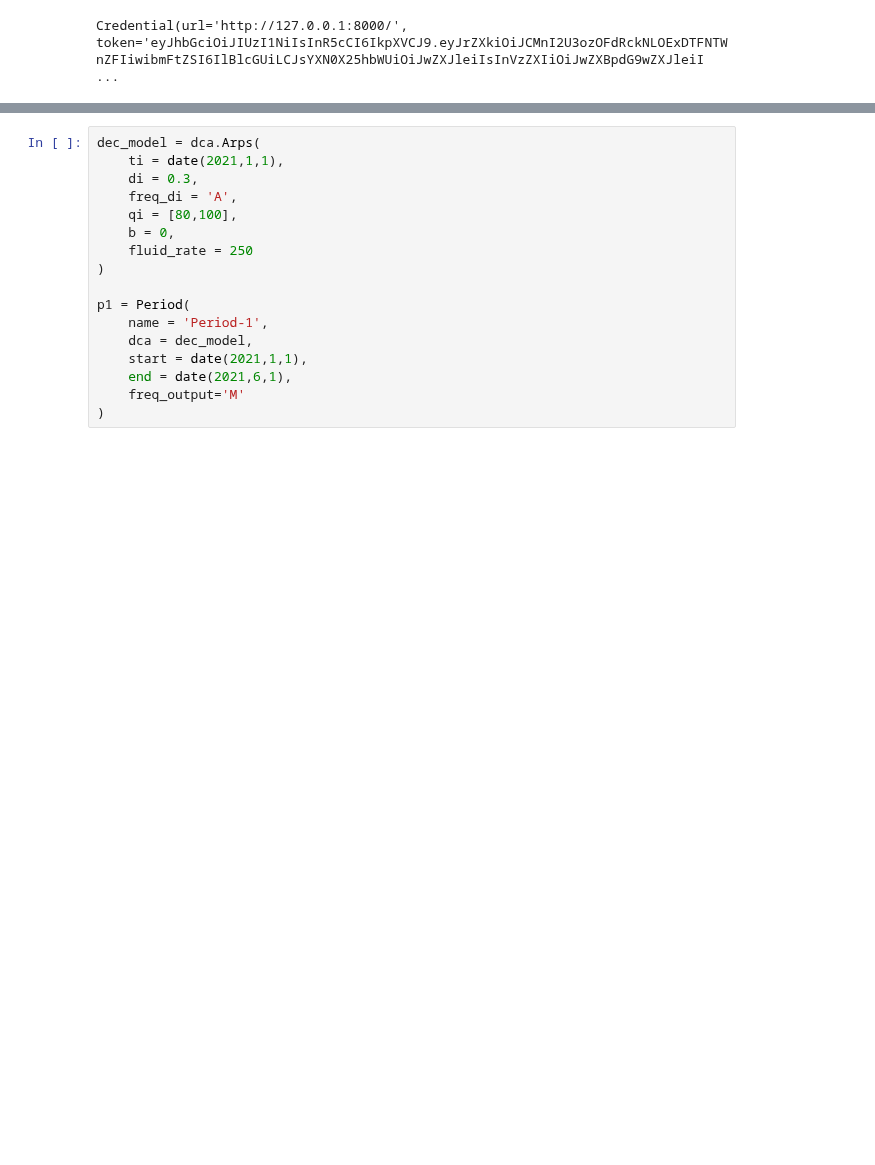
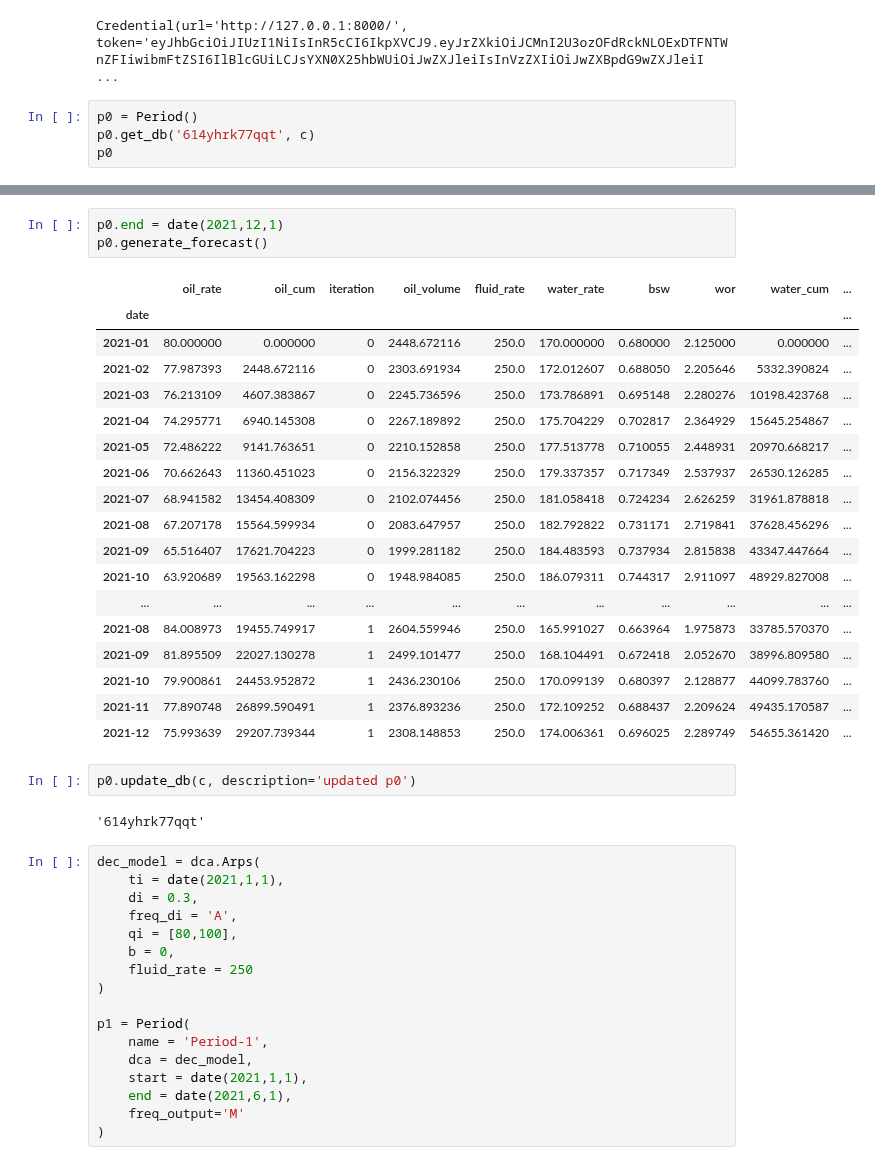
Before and after one commit to scuervo91/dcapy, a Jupyter notebook: examples/7-CloudAPI/1a_PeriodAPI.ipynb, the cells around one changed output, grey strips where cells are left out. Cells and saved outputs as stored; diff of their text form; blank space fills up the shorter version.

```diff
--- a/examples/7-CloudAPI/1a_PeriodAPI.ipynb
+++ b/examples/7-CloudAPI/1a_PeriodAPI.ipynb
@@ -9,3 +9,7 @@ c.login('pepitoperez', '123456')
 c
 # %% [output]
 Credential(url='http://127.0.0.1:8000/', token='eyJhbGciOiJIUzI1NiIsInR5cCI6IkpXVCJ9.eyJrZXkiOiJCMnI2U3ozOFdRckNLOExDTFNTWnZFIiwibmFtZSI6IlBlcGUiLCJsYXN0X25hbWUiOiJwZXJleiIsInVzZXIiOiJwZXBpdG9wZXJleiI ...
+# %%
+p0 = Period()
+p0.get_db('614yhrk77qqt', c)
+p0
@@ -12,3 +39,29 @@ Credential(url='http://127.0.0.1:8000/', token='eyJhbGciOiJIUzI1NiIsInR5cCI6IkpX
+# %%
+p0.end = date(2021,12,1)
+p0.generate_forecast()
+# %% [output]
+|  | oil_rate | oil_cum | iteration | oil_volume | fluid_rate | water_rate | bsw | wor | water_cum | ... |
+| date |  |  |  |  |  |  |  |  |  | ... |
+| 2021-01 | 80.000000 | 0.000000 | 0 | 2448.672116 | 250.0 | 170.000000 | 0.680000 | 2.125000 | 0.000000 | ... |
+| 2021-02 | 77.987393 | 2448.672116 | 0 | 2303.691934 | 250.0 | 172.012607 | 0.688050 | 2.205646 | 5332.390824 | ... |
+| 2021-03 | 76.213109 | 4607.383867 | 0 | 2245.736596 | 250.0 | 173.786891 | 0.695148 | 2.280276 | 10198.423768 | ... |
+| 2021-04 | 74.295771 | 6940.145308 | 0 | 2267.189892 | 250.0 | 175.704229 | 0.702817 | 2.364929 | 15645.254867 | ... |
+| 2021-05 | 72.486222 | 9141.763651 | 0 | 2210.152858 | 250.0 | 177.513778 | 0.710055 | 2.448931 | 20970.668217 | ... |
+| 2021-06 | 70.662643 | 11360.451023 | 0 | 2156.322329 | 250.0 | 179.337357 | 0.717349 | 2.537937 | 26530.126285 | ... |
+| 2021-07 | 68.941582 | 13454.408309 | 0 | 2102.074456 | 250.0 | 181.058418 | 0.724234 | 2.626259 | 31961.878818 | ... |
+| 2021-08 | 67.207178 | 15564.599934 | 0 | 2083.647957 | 250.0 | 182.792822 | 0.731171 | 2.719841 | 37628.456296 | ... |
+| 2021-09 | 65.516407 | 17621.704223 | 0 | 1999.281182 | 250.0 | 184.483593 | 0.737934 | 2.815838 | 43347.447664 | ... |
+| 2021-10 | 63.920689 | 19563.162298 | 0 | 1948.984085 | 250.0 | 186.079311 | 0.744317 | 2.911097 | 48929.827008 | ... |
+| ... | ... | ... | ... | ... | ... | ... | ... | ... | ... | ... |
+| 2021-08 | 84.008973 | 19455.749917 | 1 | 2604.559946 | 250.0 | 165.991027 | 0.663964 | 1.975873 | 33785.570370 | ... |
+| 2021-09 | 81.895509 | 22027.130278 | 1 | 2499.101477 | 250.0 | 168.104491 | 0.672418 | 2.052670 | 38996.809580 | ... |
+| 2021-10 | 79.900861 | 24453.952872 | 1 | 2436.230106 | 250.0 | 170.099139 | 0.680397 | 2.128877 | 44099.783760 | ... |
+| 2021-11 | 77.890748 | 26899.590491 | 1 | 2376.893236 | 250.0 | 172.109252 | 0.688437 | 2.209624 | 49435.170587 | ... |
+| 2021-12 | 75.993639 | 29207.739344 | 1 | 2308.148853 | 250.0 | 174.006361 | 0.696025 | 2.289749 | 54655.361420 | ... |
+# %%
+p0.update_db(c, description='updated p0')
+# %% [output]
+'614yhrk77qqt'
 # %%
 dec_model = dca.Arps(
     ti = date(2021,1,1),
```
Also changed, not shown: parts of 6 cells of this notebook, 1 other file.
